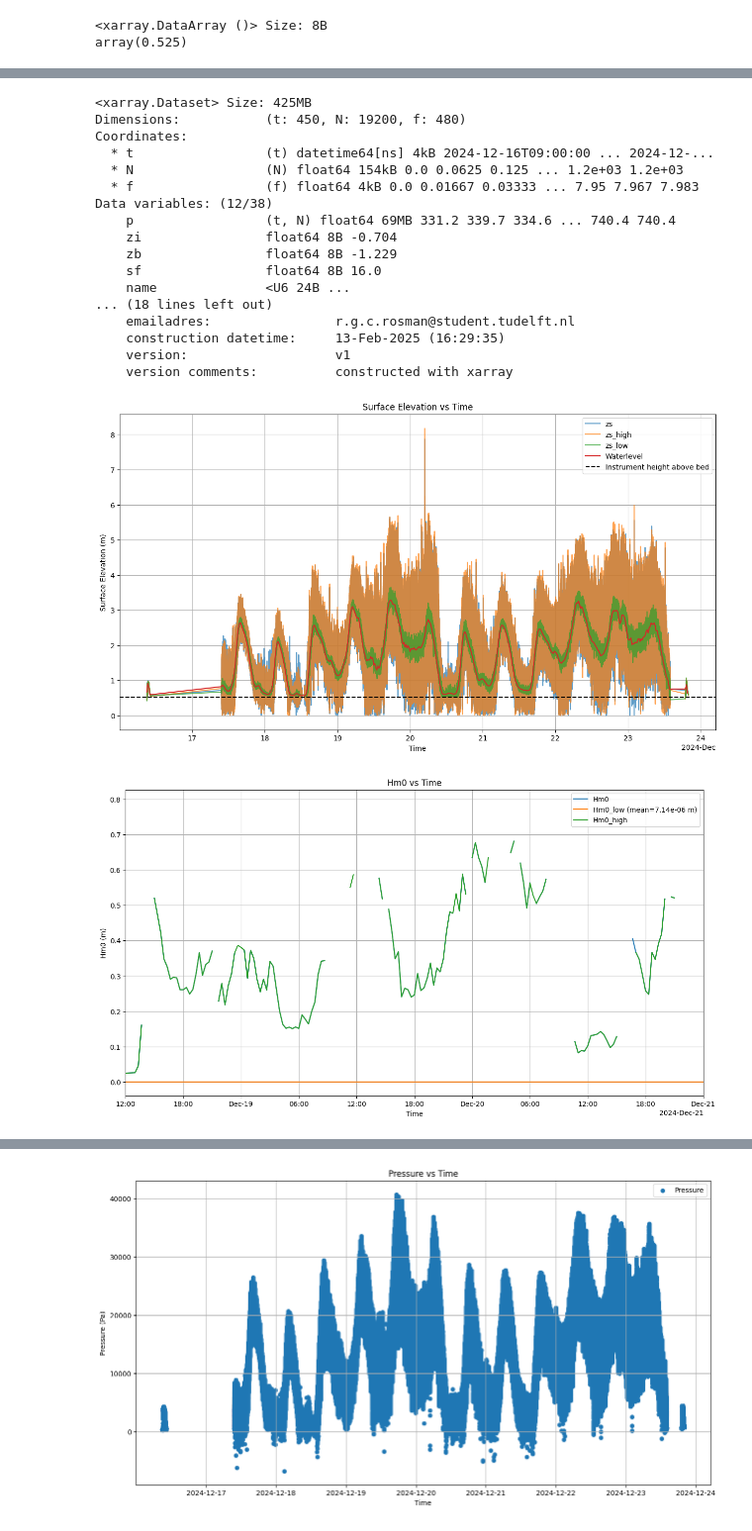
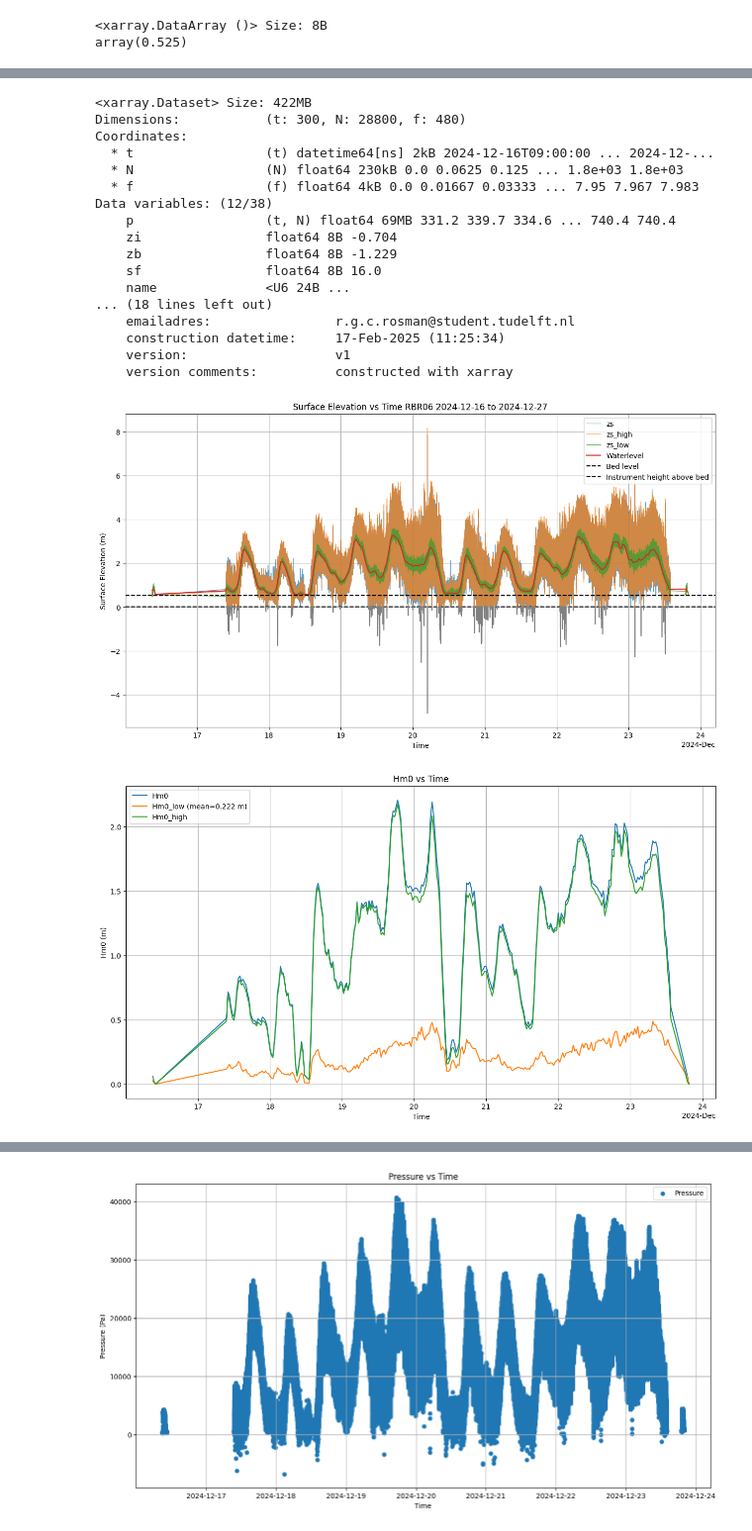
Before and after one commit to Rubenrosman/HybridDune, a Jupyter notebook: Ruben/Pressure_sensors/S3/RBR_06/RBR_06_script.ipynb, the cells around one changed output, grey strips where cells are left out. Shown at 99% size. Saved outputs shown, nothing was run; the diff lists cells and outputs as text; code cells hidden in the pictures.

```diff
--- a/Ruben/Pressure_sensors/S3/RBR_06/RBR_06_script.ipynb
+++ b/Ruben/Pressure_sensors/S3/RBR_06/RBR_06_script.ipynb
@@ -86,8 +86,8 @@ ds.to_netcdf(os.path.join(ncOutDir, instrumentName + '.nc'))
 # %%
 # frequency resolution in fourier space
 ### delta_f = p_blocks/D_timeframe ###
-p_blocks = 20
-D_length = 1200
+p_blocks = 30
+D_length = 1800
 fresolution = p_blocks / D_length
 print(f'fresolution is: {fresolution}')
 nperseg = D_length * sf / p_blocks - 0.5 #dim should be len(ds.f); whelch has (nperseg/2 +1)
@@ -108,7 +108,7 @@ dt = ((ds0.t[1] - ds0.t[0]) / np.timedelta64(1, 's')).values # target frequency
 pAir = dfp['P'].to_xarray().sel(t=slice(ds0.t.min(), ds0.t.max())).resample({'t': '{}S'.format(dt)}).interpolate('linear')
 ds0['pAir'] = pAir.sel(t=slice(ds0.t.min(), ds0.t.max()))
 
-# correct the pressure signal with dpAir and with drift in instrument pressure
+# correct the pressure signal with pAir
 ds0['pc'] = ds0['p'] -ds0['pAir']
 # remove all values below 0 Pa
 # ds0['pc'] = ds0['pc'].where(ds0['pc'] > 0)
@@ -122,7 +122,7 @@ nSamples = len(pt)
 dt = ds0.isel(t=1).t - ds0.isel(t=0).t
 sf = np.timedelta64(1, 's') / dt.values
 
-D_length = '1200S'
+D_length = '1800S'
 
 burstDuration = pd.Timedelta(D_length)  # Burst duration (1200 seconds = 20 minutes)
 burstLength = int(burstDuration / dt)
@@ -257,7 +257,7 @@ fx, ds['zs'] = xr.apply_ufunc(ufunc,
                               vectorize=True)
 ds['zs'].attrs = {'units': 'm', 'long_name': 'surface elevation'}
 
-ds['zs'] = ds['zs'].where(ds['zs'] >= 0.0, drop=True)
+# ds['zs'] = ds['zs'].where(ds['zs'] >= 0.0, drop=True)
 
 
 
@@ -269,7 +269,7 @@ ds['frequencies'], ds['psd'] = xr.apply_ufunc(ufunc,
                                                 output_core_dims=[['f'], ['f']],
                                                 vectorize=True)
 
-ufunc = lambda psd: puv.compute_wave_params(ds.f.values, psd, fmin=0.5 , fmax=5)
+ufunc = lambda psd: puv.compute_wave_params(ds.f.values, psd, fmin=0.0001 , fmax=5)
 
 ds['Hm0'], ds['Tp'], ds['Tm01'], ds['Tm02'], ds['Tmm10'], ds['Tps'] = xr.apply_ufunc(ufunc,
                                                                           ds['psd'],
@@ -301,7 +301,7 @@ fx, ds['zs_low'] = xr.apply_ufunc(ufunc,
                               output_core_dims=[['f'], ['N']],
                               vectorize=True)
 ds['zs_low'].attrs = {'units': 'm', 'long_name': 'surface elevation low freq.'}
-ds['zs_low'] = ds['zs_low'].where(ds['zs_low'] >= 0.0, drop=True)
+# ds['zs_low'] = ds['zs_low'].where(ds['zs_low'] >= 0.0, drop=True)
 
 ufunc = lambda p: welch(p, fs=ds.sf.values, nperseg=nperseg, detrend='constant', window='hann')
 
@@ -311,7 +311,7 @@ ds['frequencies_low'], ds['psd_low'] = xr.apply_ufunc(ufunc,
                                                 output_core_dims=[['f'], ['f']],
                                                 vectorize=True)
 
-ufunc = lambda psd: puv.compute_wave_params(ds.f.values, psd, fmin=0.5 , fmax=5)
+ufunc = lambda psd: puv.compute_wave_params(ds.f.values, psd, fmin=0.004 , fmax=5)
 
 ds['Hm0_low'], ds['Tp_low'], ds['Tm01_low'], ds['Tm02_low'], ds['Tmm10_low'], ds['Tps_low'] = xr.apply_ufunc(ufunc,
                                                                           ds['psd_low'],
@@ -344,7 +344,7 @@ t, ds['zs_high'] = xr.apply_ufunc(ufunc,
                               vectorize=True)
 ds['zs_high'].attrs = {'units': 'm', 'long_name': 'surface elevation high freq.'}
 
-ds['zs_high'] = ds['zs_high'].where(ds['zs_high'] >= 0.0, drop=True)
+# ds['zs_high'] = ds['zs_high'].where(ds['zs_high'] >= 0.0, drop=True)
 
 ufunc = lambda p: welch(p, fs=ds.sf.values, nperseg=nperseg, detrend='constant', window='hann')
 
@@ -354,7 +354,7 @@ ds['frequencies_high'], ds['psd_high'] = xr.apply_ufunc(ufunc,
                                                 output_core_dims=[['f'], ['f']],
                                                 vectorize=True)
 
-ufunc = lambda psd: puv.compute_wave_params(ds.f.values, psd, fmin=0.5 , fmax=5)
+ufunc = lambda psd: puv.compute_wave_params(ds.f.values, psd, fmin=0.05 , fmax=5)
 
 ds['Hm0_high'], ds['Tp_high'], ds['Tm01_high'], ds['Tm02_high'], ds['Tmm10_high'], ds['Tps_high'] = xr.apply_ufunc(ufunc,
                                                                           ds['psd_high'],
@@ -389,11 +389,11 @@ dsTailored.to_netcdf(ncFilePath)
 # %%
 ds
 # %% [output]
-<xarray.Dataset> Size: 425MB
-Dimensions:           (t: 450, N: 19200, f: 480)
+<xarray.Dataset> Size: 422MB
+Dimensions:           (t: 300, N: 28800, f: 480)
 Coordinates:
-  * t                 (t) datetime64[ns] 4kB 2024-12-16T09:00:00 ... 2024-12-...
-  * N                 (N) float64 154kB 0.0 0.0625 0.125 ... 1.2e+03 1.2e+03
+  * t                 (t) datetime64[ns] 2kB 2024-12-16T09:00:00 ... 2024-12-...
+  * N                 (N) float64 230kB 0.0 0.0625 0.125 ... 1.8e+03 1.8e+03
   * f                 (f) float64 4kB 0.0 0.01667 0.03333 ... 7.95 7.967 7.983
 Data variables: (12/38)
     p                 (t, N) float64 69MB 331.2 339.7 334.6 ... 740.4 740.4
@@ -403,7 +403,7 @@ Data variables: (12/38)
     name              <U6 24B ...
 ... (18 lines left out)
     emailadres:                r.g.c.rosman@student.tudelft.nl
-    construction datetime:     13-Feb-2025 (16:29:35)
+    construction datetime:     17-Feb-2025 (11:25:34)
     version:                   v1
     version comments:          constructed with xarray
 # %%
@@ -420,28 +417,36 @@ zs_high_flat = ds.zs_high.values.flatten()
 # %%
 # Plotting
 plt.figure(figsize=(15, 8))
 
-plt.plot(t_continuous, zs_flat, label='zs', alpha=0.7)
-plt.plot(t_continuous, zs_high_flat, label='zs_high', alpha=0.7)
-plt.plot(t_continuous, zs_low_flat, label='zs_low', alpha=0.7)
+plt.plot(t_continuous, zs_flat, label='zs', alpha=0.7, linewidth=0.9)
+plt.plot(t_continuous, zs_high_flat, label='zs_high', alpha=0.7, linewidth=0.9)
+plt.plot(t_continuous, zs_low_flat, label='zs_low', alpha=0.7, linewidth=0.9)
 
 ds.h.plot(label='Waterlevel')
+
+
+
+# give values below y=0 a different color
+plt.fill_between(t_continuous, zs_flat, 0, where=zs_flat < 0, color='grey', alpha=1, zorder=4, linewidth=1.5)
+plt.fill_between(t_continuous, zs_low_flat, 0, where=zs_low_flat < 0, color='grey', alpha=1, zorder=4, linewidth=1.5)
+plt.fill_between(t_continuous, zs_high_flat, 0, where=zs_high_flat < 0, color='grey', alpha=1, zorder=4, linewidth=1.5)
+plt.axhline(y=0, color='k', linestyle='--', label='Bed level')
 
 # Set x-axis limits using specific date stamps
 start_time = pd.Timestamp("2024-12-18T12:00:00")
 end_time = pd.Timestamp("2024-12-21T00:00:00")
 # plt.xlim(start_time, end_time)
 
 plt.axhline((ds.zi-ds.zb).values, color='k', linestyle='--', label='Instrument height above bed')
 
 plt.xlabel('Time')
 plt.ylabel('Surface Elevation (m)')
-plt.title('Surface Elevation vs Time')
+plt.title('Surface Elevation vs Time RBR06 2024-12-16 to 2024-12-27')
 plt.legend(loc='upper right')
 plt.grid(True)
 plt.show()
 # %% [output]
-[figure, old version]
+[figure, new version]
 # %%
 # plot hmo
 plt.figure(figsize=(15, 8))
@@ -459,11 +464,11 @@ plt.grid(True)
 # Set x-axis limits using specific date stamps
 start_time = pd.Timestamp("2024-12-18T12:00:00")
 end_time = pd.Timestamp("2024-12-21T00:00:00")
-plt.xlim(start_time, end_time)
+# plt.xlim(start_time, end_time)
 
 plt.show()
 # %% [output]
-[figure, old version]
+[figure, new version]
 # %%
 # plot hs and h
 plt.figure(figsize=(16, 3))
```
Also changed, not shown: parts of 12 cells of this notebook, 4 other files.
